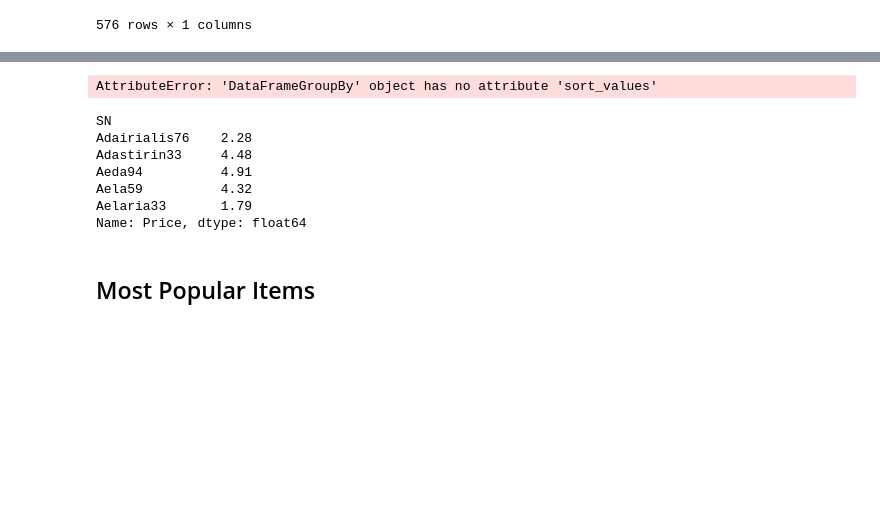
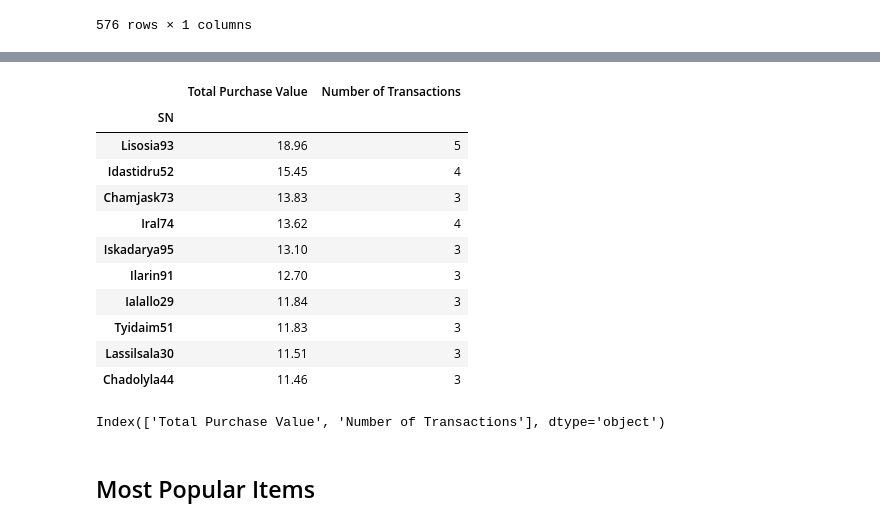
Before and after one commit to juliemcbaker/pandas-challenge, a Jupyter notebook: HeroesOfPymoli/HeroesOfPymoli_baker.ipynb, the cells around one changed output, grey strips where cells are left out. Drawn from its saved outputs; the diff is of its cells as text; code cells hidden in the pictures; blank space fills up the shorter version.

```diff
--- a/HeroesOfPymoli/HeroesOfPymoli_baker.ipynb
+++ b/HeroesOfPymoli/HeroesOfPymoli_baker.ipynb
@@ -541,17 +541,21 @@ Length: 576, dtype: int64
-# %%
-top_spenders_df.sort_values('ItemID')
-# %% [output]
-AttributeError: 'DataFrameGroupBy' object has no attribute 'sort_values'
-# %%
-# 1. determine value each person spent
-Top_5_price_df = age_df.groupby(['SN'])['Price'].sum(['Price'])
-Top_5_price_df.head()
-#test_this = Top_5_df.groupby('Price')
-# %% [output]
-SN
-Adairialis76    2.28
-Adastirin33     4.48
-Aeda94          4.91
-Aela59          4.32
-Aelaria33       1.79
-Name: Price, dtype: float64
+# %%
+# Renaming columns
+top10_hold_df2 = top10_hold_df.rename(columns={'Price_x': 'Total Purchase Value', 'Price_y': 'Number of Transactions'})
+top10_hold_df2
+# %% [output]
+|  | Total Purchase Value | Number of Transactions |
+| SN |  |  |
+| Lisosia93 | 18.96 | 5 |
+| Idastidru52 | 15.45 | 4 |
+| Chamjask73 | 13.83 | 3 |
+| Iral74 | 13.62 | 4 |
+| Iskadarya95 | 13.10 | 3 |
+| Ilarin91 | 12.70 | 3 |
+| Ialallo29 | 11.84 | 3 |
+| Tyidaim51 | 11.83 | 3 |
+| Lassilsala30 | 11.51 | 3 |
+| Chadolyla44 | 11.46 | 3 |
+# %%
+top10_hold_df2.columns
+# %% [output]
+Index(['Total Purchase Value', 'Number of Transactions'], dtype='object')
```
Also changed, not shown: parts of 6 cells of this notebook.
